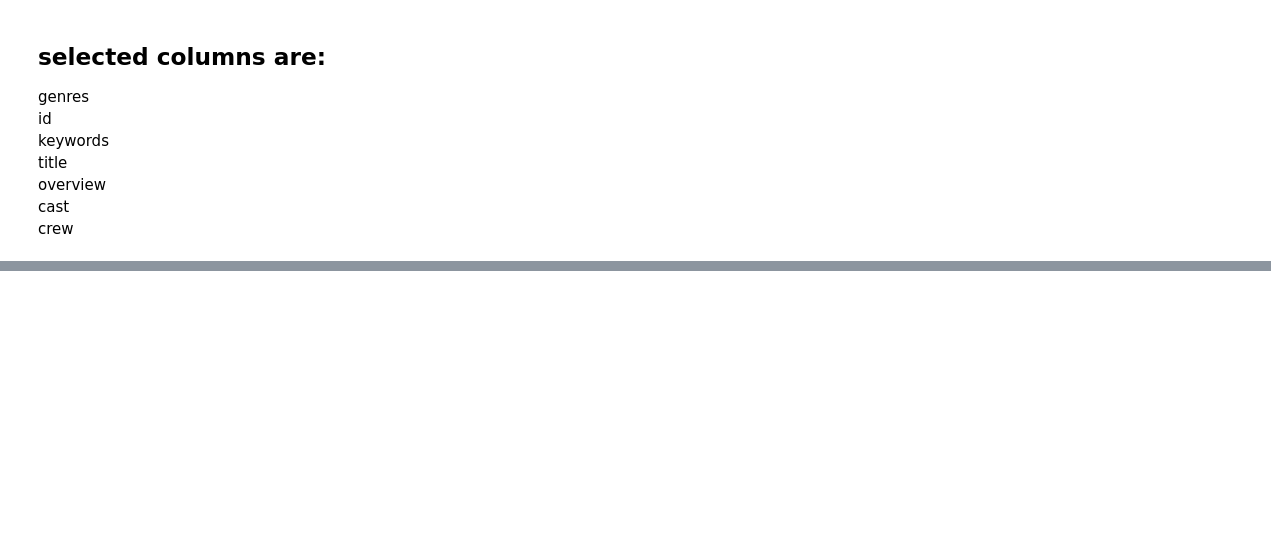
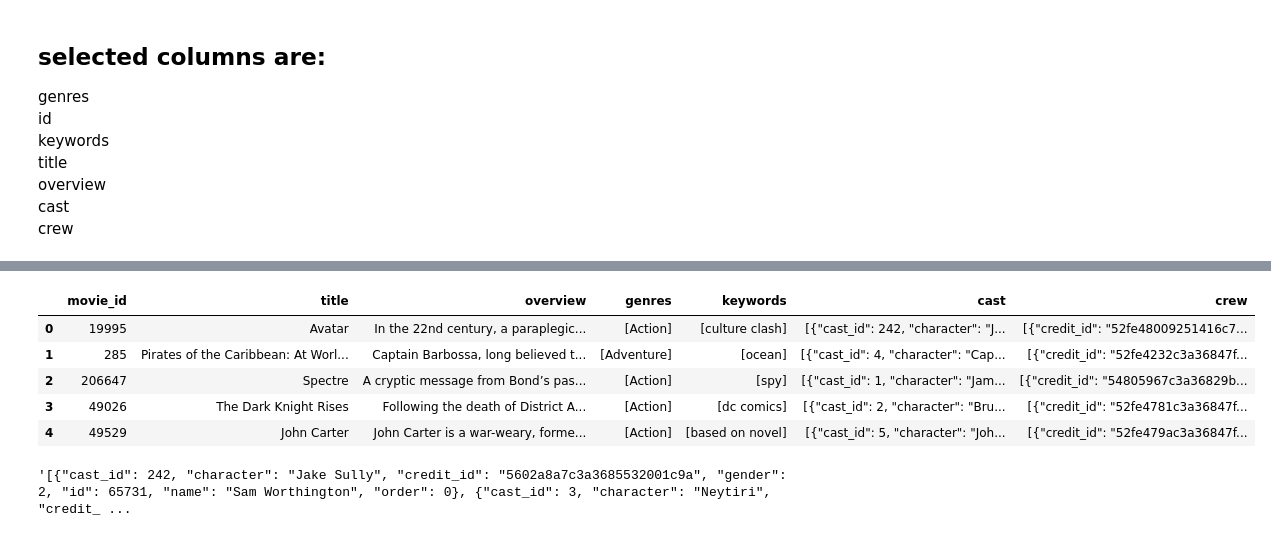
Before and after one commit to imheister007/Movie_Recommedor, a Jupyter notebook: Movie-Recommender-System.ipynb, the cells around one changed output, grey strips where cells are left out. Drawn from its saved outputs; the diff is of its cells as text; code cells hidden in the pictures; blank space fills up the shorter version.

```diff
--- a/Movie-Recommender-System.ipynb
+++ b/Movie-Recommender-System.ipynb
@@ -76,0 +143,13 @@ movies
+# %%
+movies.head()
+# %% [output]
+|  | movie_id | title | overview | genres | keywords | cast | crew |
+| 0 | 19995 | Avatar | In the 22nd century, a paraplegic... | [Action] | [culture clash] | [{"cast_id": 242, "character": "J... | [{"credit_id": "52fe48009251416c7... |
+| 1 | 285 | Pirates of the Caribbean: At Worl... | Captain Barbossa, long believed t... | [Adventure] | [ocean] | [{"cast_id": 4, "character": "Cap... | [{"credit_id": "52fe4232c3a36847f... |
+| 2 | 206647 | Spectre | A cryptic message from Bond’s pas... | [Action] | [spy] | [{"cast_id": 1, "character": "Jam... | [{"credit_id": "54805967c3a36829b... |
+| 3 | 49026 | The Dark Knight Rises | Following the death of District A... | [Action] | [dc comics] | [{"cast_id": 2, "character": "Bru... | [{"credit_id": "52fe4781c3a36847f... |
+| 4 | 49529 | John Carter | John Carter is a war-weary, forme... | [Action] | [based on novel] | [{"cast_id": 5, "character": "Joh... | [{"credit_id": "52fe479ac3a36847f... |
+# %%
+movies.iloc[0].cast
+# %% [output]
+'[{"cast_id": 242, "character": "Jake Sully", "credit_id": "5602a8a7c3a3685532001c9a", "gender": 2, "id": 65731, "name": "Sam Worthington", "order": 0}, {"cast_id": 3, "character": "Neytiri", "credit_ ...
```
Also changed, not shown: parts of 19 cells of this notebook.
